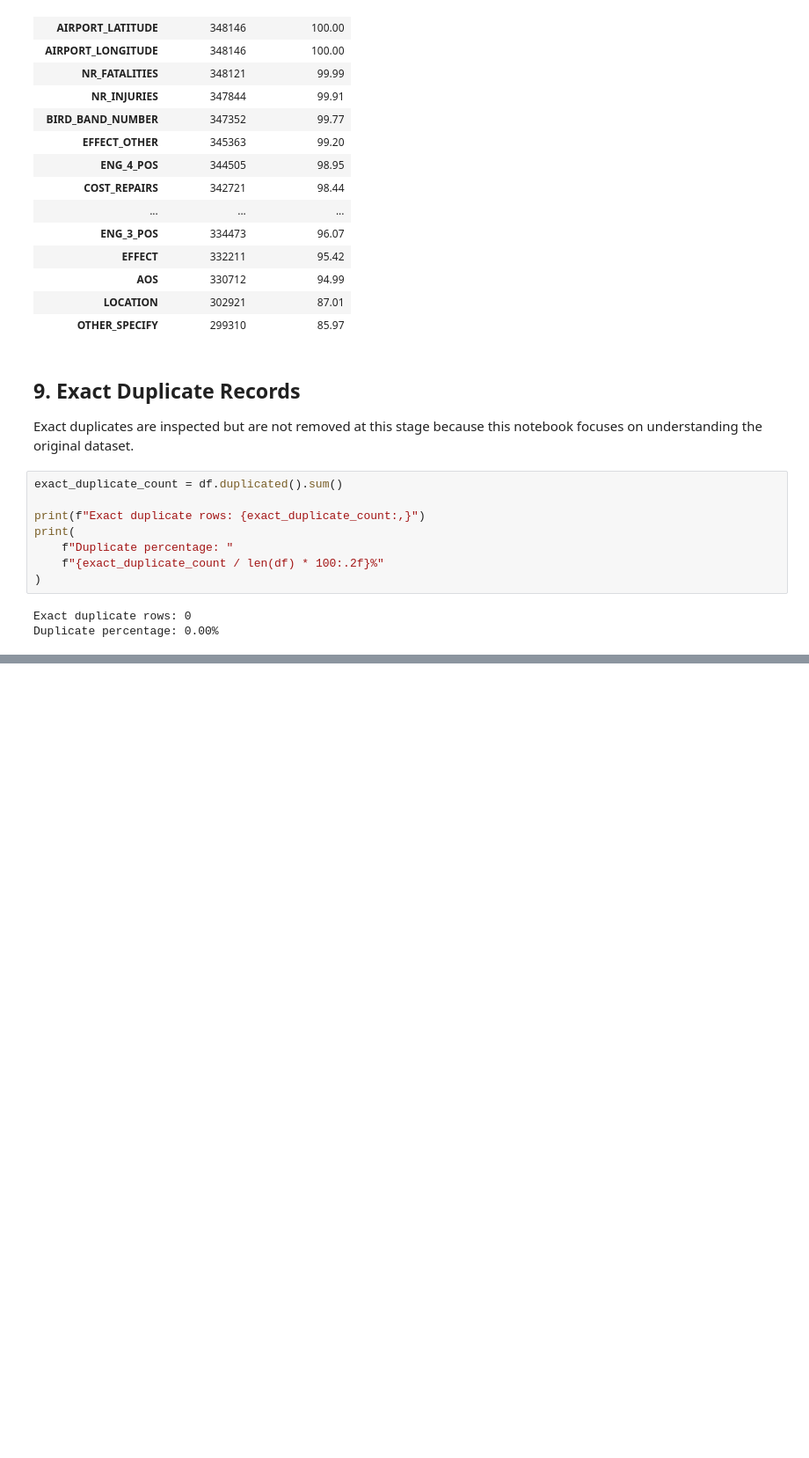
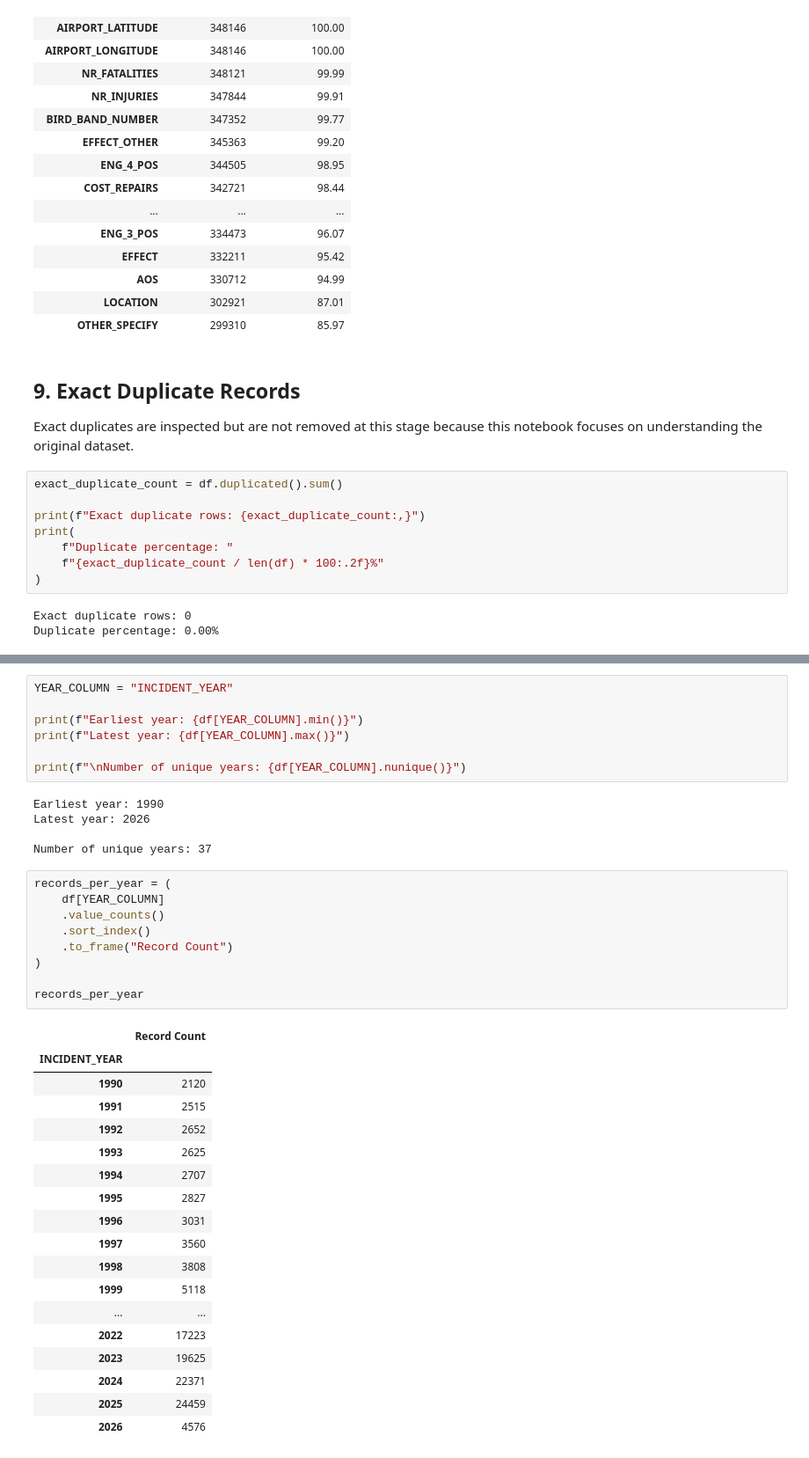
Before and after one commit to Gdfhf/faa-wildlife-strike-damage-analysis, a Jupyter notebook: notebooks/01_data_understanding.ipynb, the cells around one changed output, grey strips where cells are left out. Shown at 88% size. Drawn from its saved outputs; the diff is of its cells as text; blank space fills up the shorter version.

```diff
--- a/notebooks/01_data_understanding.ipynb
+++ b/notebooks/01_data_understanding.ipynb
@@ -181,0 +441,40 @@ Duplicate percentage: 0.00%
+# %%
+YEAR_COLUMN = "INCIDENT_YEAR"
+
+print(f"Earliest year: {df[YEAR_COLUMN].min()}")
+print(f"Latest year: {df[YEAR_COLUMN].max()}")
+
+print(f"\nNumber of unique years: {df[YEAR_COLUMN].nunique()}")
+# %% [output]
+Earliest year: 1990
+Latest year: 2026
+
+Number of unique years: 37
+# %%
+records_per_year = (
+    df[YEAR_COLUMN]
+    .value_counts()
+    .sort_index()
+    .to_frame("Record Count")
+)
+
+records_per_year
+# %% [output]
+|  | Record Count |
+| INCIDENT_YEAR |  |
+| 1990 | 2120 |
+| 1991 | 2515 |
+| 1992 | 2652 |
+| 1993 | 2625 |
+| 1994 | 2707 |
+| 1995 | 2827 |
+| 1996 | 3031 |
+| 1997 | 3560 |
+| 1998 | 3808 |
+| 1999 | 5118 |
+| ... | ... |
+| 2022 | 17223 |
+| 2023 | 19625 |
+| 2024 | 22371 |
+| 2025 | 24459 |
+| 2026 | 4576 |
```
Also changed, not shown: parts of 22 cells of this notebook.
